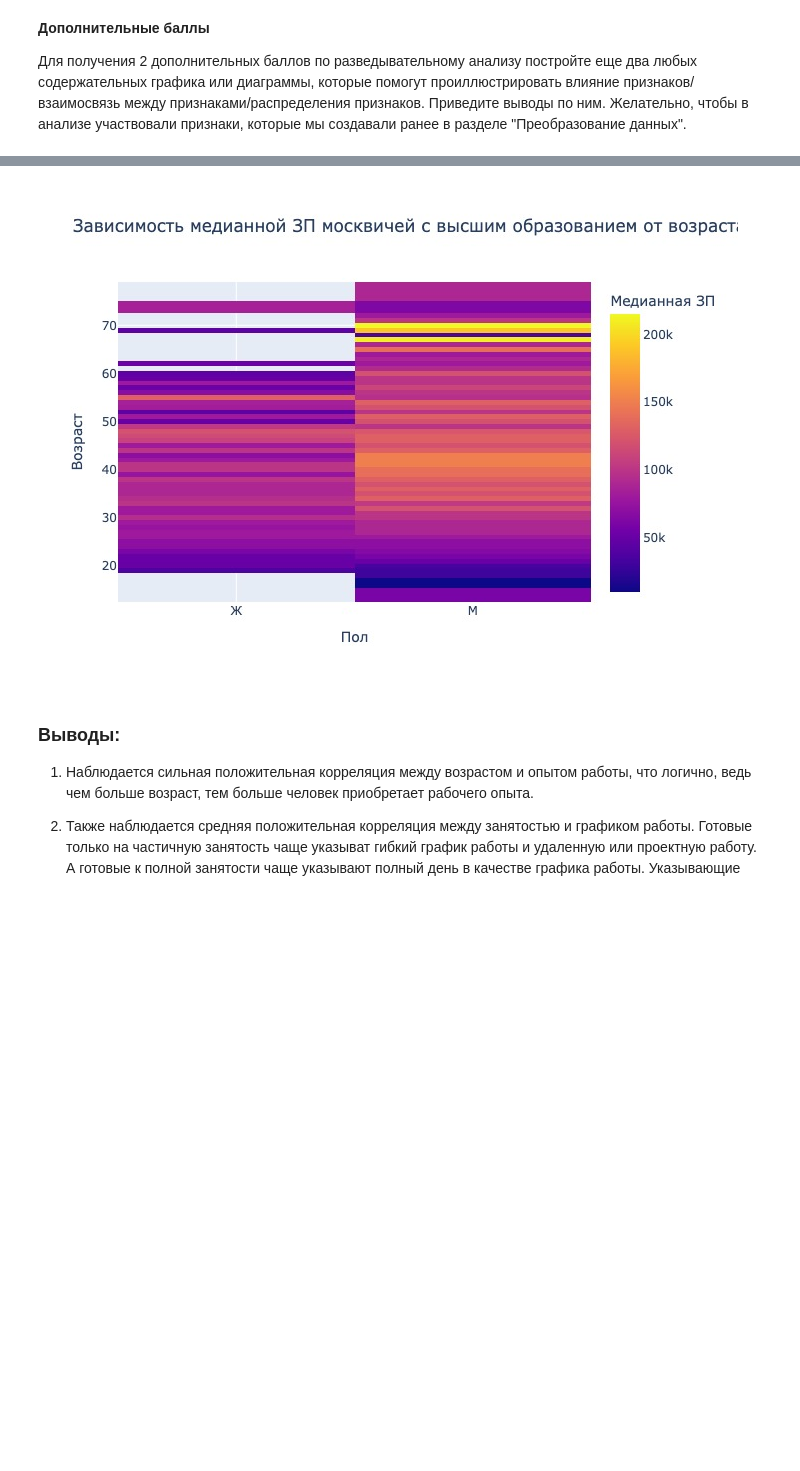
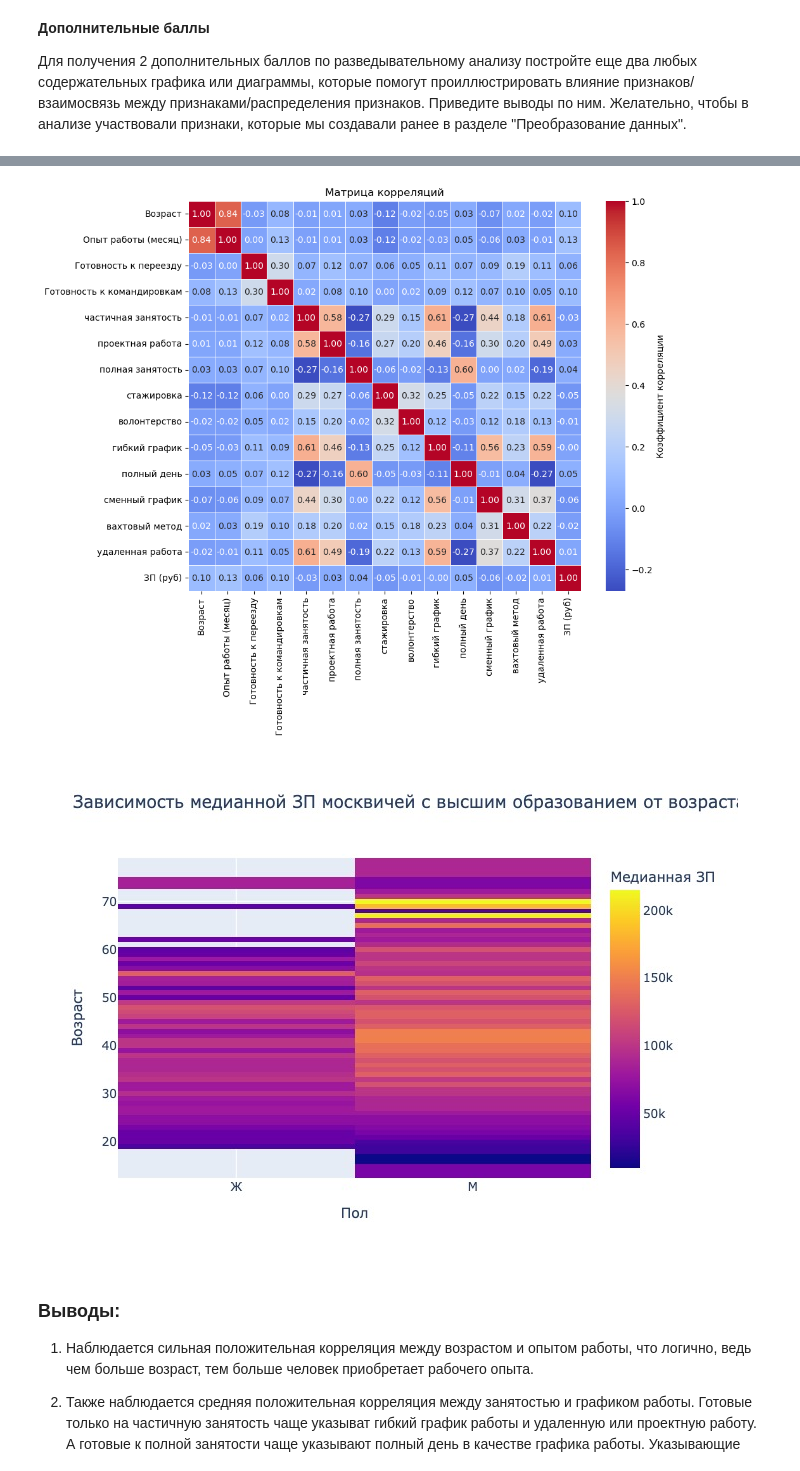
Before and after one commit to olegrasskazovpro/sf_data_science, a Jupyter notebook: project_1/Project-1. HH.ipynb, the cells around one changed output, grey strips where cells are left out. Cells and saved outputs as stored; diff of their text form; code cells hidden in the pictures; blank space fills up the shorter version.

Commit message:
correlation matrix visual upd

```diff
--- a/project_1/Project-1. HH.ipynb
+++ b/project_1/Project-1. HH.ipynb
@@ -383,7 +384,7 @@ hh = hh.drop(['Занятость', 'График'], axis=1)
 # %%
 # Подготовим таблицу с обменными курсами currency к RUB
 rates = pd.read_csv('data/ExchangeRates.csv')
-rates['date'] = pd.to_datetime(rates['date']).dt.date
+rates['date'] = pd.to_datetime(rates['date'], dayfirst=True).dt.date
 rates['rate'] = rates['close'] / rates['proportion']
 rates = rates.drop(['per', 'time', 'vol', 'close', 'proportion'], axis=1)
 
@@ -394,7 +395,7 @@ rates = rates.drop(['per', 'time', 'vol', 'close', 'proportion'], axis=1)
 res = pd.DataFrame([])
 res['val'] = hh['ЗП'].apply(lambda x: convert_to_num(x.split()[0]))
 res['currency'] = hh['ЗП'].apply(lambda x: x.split()[1])
-res['date'] = pd.to_datetime(hh['Обновление резюме']).dt.date
+res['date'] = pd.to_datetime(hh['Обновление резюме'], dayfirst=True).dt.date
 
 # Получим список вариантов валют из таблицы, чтобы видеть как они пишутся
 cur_list = []
@@ -724,10 +721,23 @@ print(f'Число кандидатов с опытом больше возра
 Для получения 2 дополнительных баллов по разведывательному анализу постройте еще два любых содержательных графика или диаграммы, которые помогут проиллюстрировать влияние признаков/взаимосвязь между признаками/распределения признаков. Приведите выводы по ним. Желательно, чтобы в анализе участвовали признаки, которые мы создавали ранее в разделе "Преобразование данных".
 # %%
 # ваш код здесь
+import seaborn as sns
 # Построим матрицу корреляций между признаками
 corr = hh.corr(numeric_only=True).round(2)
 # Для удобного анализа матрицы корреляции добавим цвет:
-display(corr.style.background_gradient(cmap='coolwarm'))
+# Создание heatmap с отображением значений корреляции
+plt.figure(figsize=(10, 8))
+sns.heatmap(
+    corr,
+    annot=True,            # Показывает значения на карте
+    fmt=".2f",             # Округление до 2 знаков
+    cmap="coolwarm",       # Цветовая схема
+    linewidths=0.5,        # Разделение между ячейками
+    cbar_kws={"label": "Коэффициент корреляции"}  # Подпись цветовой шкалы
+)
+
+plt.title("Матрица корреляций")
+plt.show()
 
 # Посмотрим на зависимость медианной ЗП от пола и возраста кандидатов из МСК с высшим образованием
 import plotly.graph_objects as go
@@ -778,4 +772,5 @@ fig.show(plot_format)
-[figure, old version]
+[figure, new version]
+[figure, added]
 # %% [markdown]
 ### Выводы:
 1. Наблюдается сильная положительная корреляция между возрастом и опытом работы, что логично, ведь чем больше возраст, тем больше человек приобретает рабочего опыта.
```
Also changed, not shown: parts of 4 cells of this notebook.
